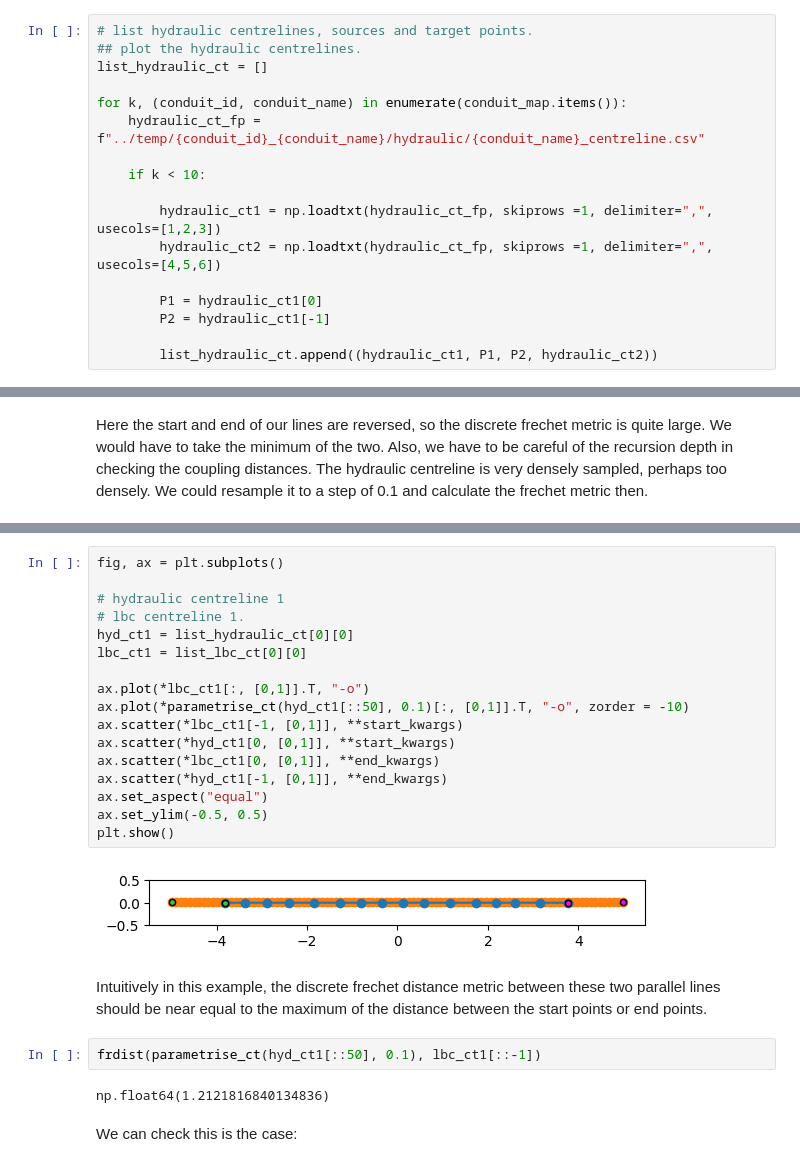
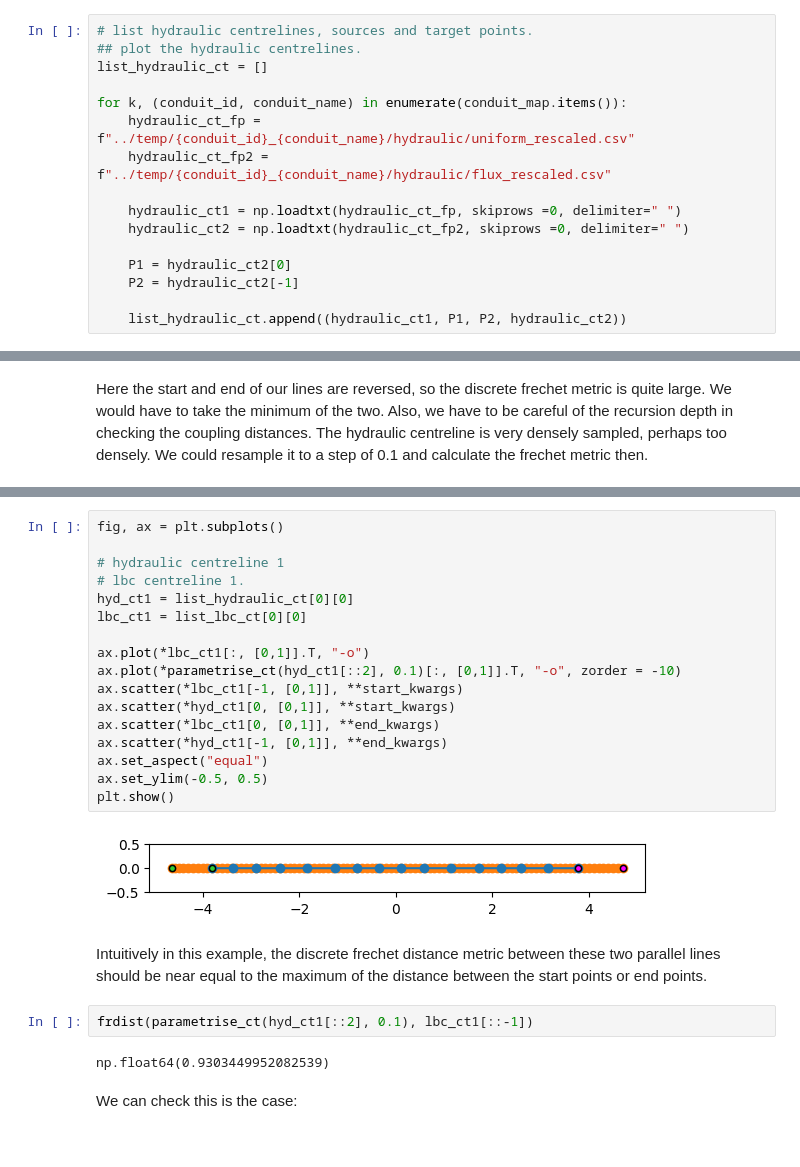
Before and after one commit to ERC-Karst/pc-centrelines, a Jupyter notebook: notebooks/6_compute_centreline_distances.ipynb, the cells around one changed output, grey strips where cells are left out. Cells and saved outputs as stored; diff of their text form.

```diff
--- a/notebooks/6_compute_centreline_distances.ipynb
+++ b/notebooks/6_compute_centreline_distances.ipynb
@@ -87,17 +87,16 @@ for k, (conduit_id, conduit_name) in enumerate(conduit_map.items()):
 list_hydraulic_ct = []
 
 for k, (conduit_id, conduit_name) in enumerate(conduit_map.items()):
-    hydraulic_ct_fp = f"../temp/{conduit_id}_{conduit_name}/hydraulic/{conduit_name}_centreline.csv"
+    hydraulic_ct_fp = f"../temp/{conduit_id}_{conduit_name}/hydraulic/uniform_rescaled.csv"
+    hydraulic_ct_fp2 = f"../temp/{conduit_id}_{conduit_name}/hydraulic/flux_rescaled.csv"
 
-    if k < 10:
+    hydraulic_ct1 = np.loadtxt(hydraulic_ct_fp, skiprows =0, delimiter=" ")
+    hydraulic_ct2 = np.loadtxt(hydraulic_ct_fp2, skiprows =0, delimiter=" ")
 
-        hydraulic_ct1 = np.loadtxt(hydraulic_ct_fp, skiprows =1, delimiter=",", usecols=[1,2,3])
-        hydraulic_ct2 = np.loadtxt(hydraulic_ct_fp, skiprows =1, delimiter=",", usecols=[4,5,6])
+    P1 = hydraulic_ct2[0]
+    P2 = hydraulic_ct2[-1]
 
-        P1 = hydraulic_ct1[0]
-        P2 = hydraulic_ct1[-1]
-
-        list_hydraulic_ct.append((hydraulic_ct1, P1, P2, hydraulic_ct2))
+    list_hydraulic_ct.append((hydraulic_ct1, P1, P2, hydraulic_ct2))
 # %%
 list_theory_ct = []
 
@@ -560,28 +620,28 @@ np.float64(1.2122317033164063)
 # %%
 fig, ax = plt.subplots()
 
 # hydraulic centreline 1
 # lbc centreline 1.
 hyd_ct1 = list_hydraulic_ct[0][0]
 lbc_ct1 = list_lbc_ct[0][0]
 
 ax.plot(*lbc_ct1[:, [0,1]].T, "-o")
-ax.plot(*parametrise_ct(hyd_ct1[::50], 0.1)[:, [0,1]].T, "-o", zorder = -10)
+ax.plot(*parametrise_ct(hyd_ct1[::2], 0.1)[:, [0,1]].T, "-o", zorder = -10)
 ax.scatter(*lbc_ct1[-1, [0,1]], **start_kwargs)
 ax.scatter(*hyd_ct1[0, [0,1]], **start_kwargs)
 ax.scatter(*lbc_ct1[0, [0,1]], **end_kwargs)
 ax.scatter(*hyd_ct1[-1, [0,1]], **end_kwargs)
 ax.set_aspect("equal")
 ax.set_ylim(-0.5, 0.5)
 plt.show()
 # %% [output]
-[figure, old version]
+[figure, new version]
 # %% [markdown]
 Intuitively in this example, the discrete frechet distance metric between these two parallel lines should be near equal to the maximum of the distance between the start points or end points.
 # %%
-frdist(parametrise_ct(hyd_ct1[::50], 0.1), lbc_ct1[::-1])
+frdist(parametrise_ct(hyd_ct1[::2], 0.1), lbc_ct1[::-1])
 # %% [output]
-np.float64(1.2121816840134836)
+np.float64(0.9303449952082539)
 # %% [markdown]
 We can check this is the case:
 # %%
```
Also changed, not shown: parts of 24 cells of this notebook, 12 other files.
